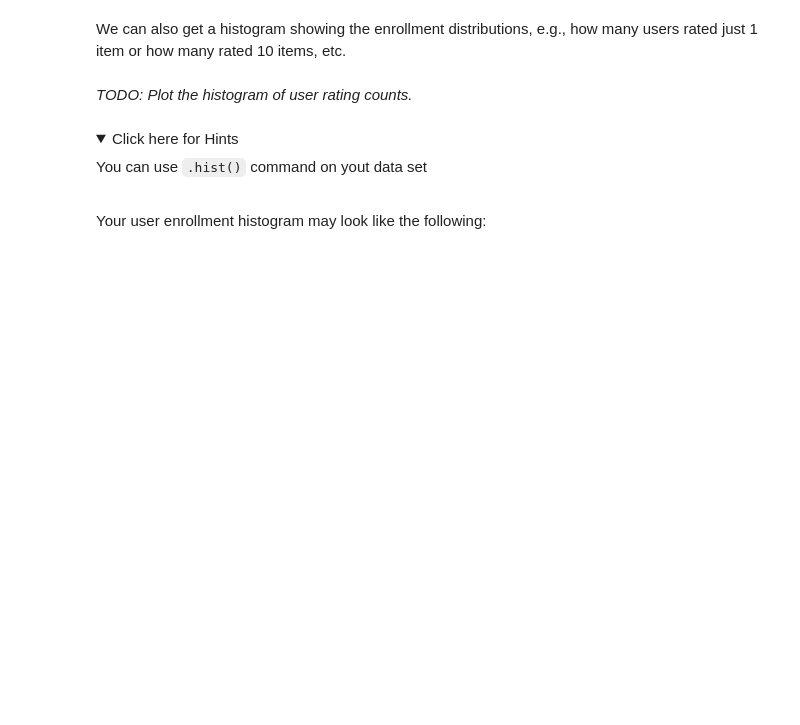
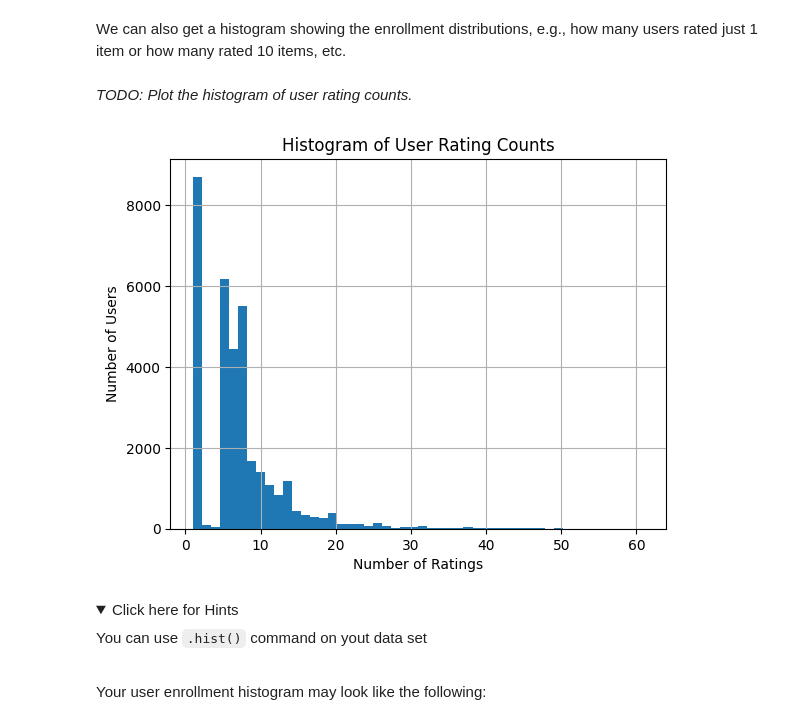
Before and after one commit to vanstrouble/ibm-ml-cetificate, a Jupyter notebook: 06-MachineLearning/01/lab_jupyter_eda.ipynb, the cells around one changed output. Cells and saved outputs as stored; diff of their text form; code cells hidden in the pictures; folded sections open; blank space fills up the shorter version.

```diff
--- a/06-MachineLearning/01/lab_jupyter_eda.ipynb
+++ b/06-MachineLearning/01/lab_jupyter_eda.ipynb
@@ -325,3 +362,6 @@ We have 233306 enrollments. In fact, each user is likely to interact with multip
 _TODO: Apply Pandas' groupby() and size() method on the user column to aggregate the rating count for each user, then report the total number of users after aggregation._
 # %%
 # WRITE YOUR CODE HERE
+user_rating_counts = ratings_df.groupby('user').size()
+total_users = user_rating_counts.shape[0]
+total_users
@@ -345,3 +404,12 @@ _TODO: Plot the histogram of user rating counts._
+# %%
+# WRITE YOUR CODE HERE
+user_rating_counts.hist(bins=50)
+plt.xlabel('Number of Ratings')
+plt.ylabel('Number of Users')
+plt.title('Histogram of User Rating Counts')
+plt.show()
+# %% [output]
+[figure, added]
 # %% [markdown]
 <details>
     <summary>Click here for Hints</summary>
```
Also changed, not shown: parts of 17 cells of this notebook.
